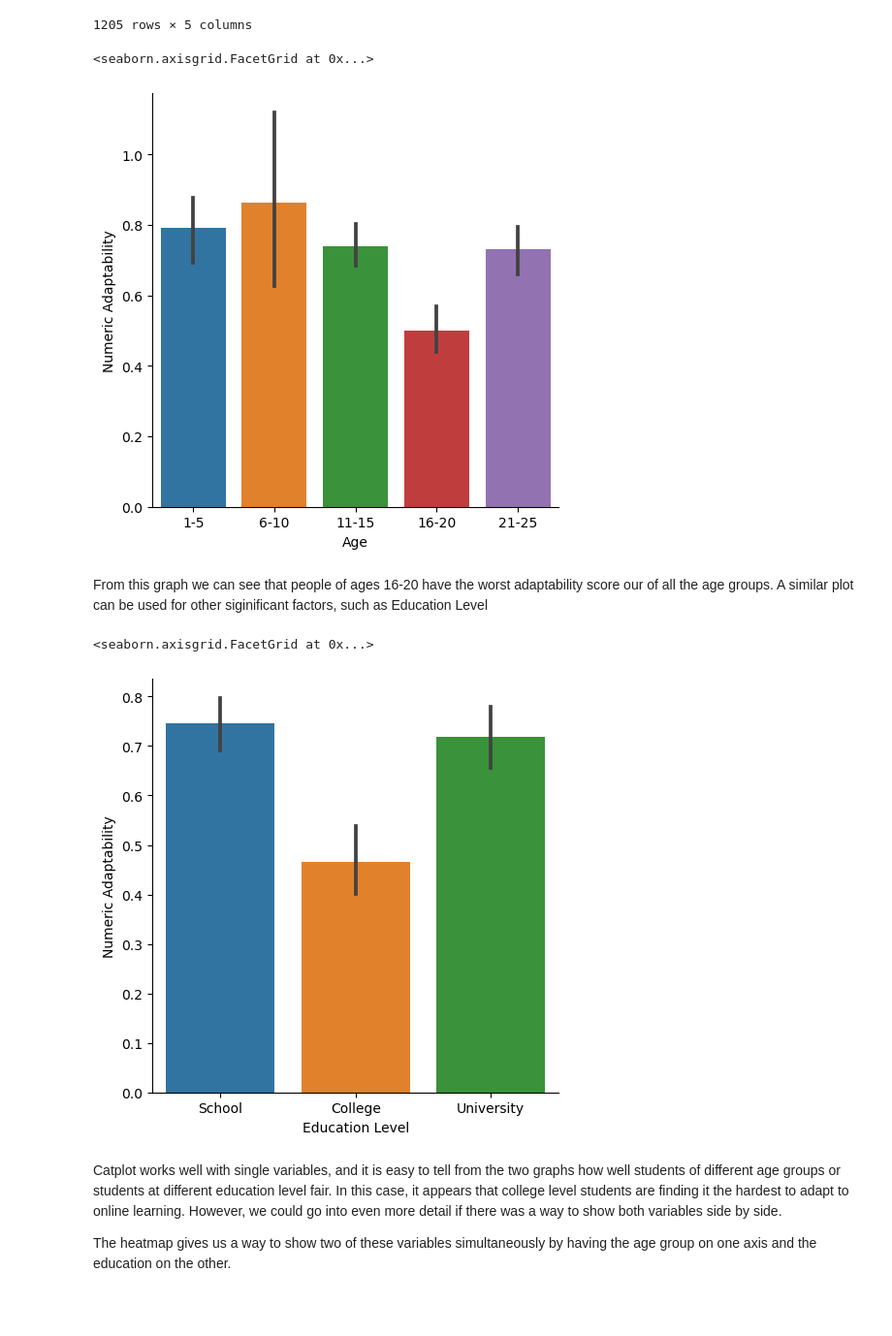
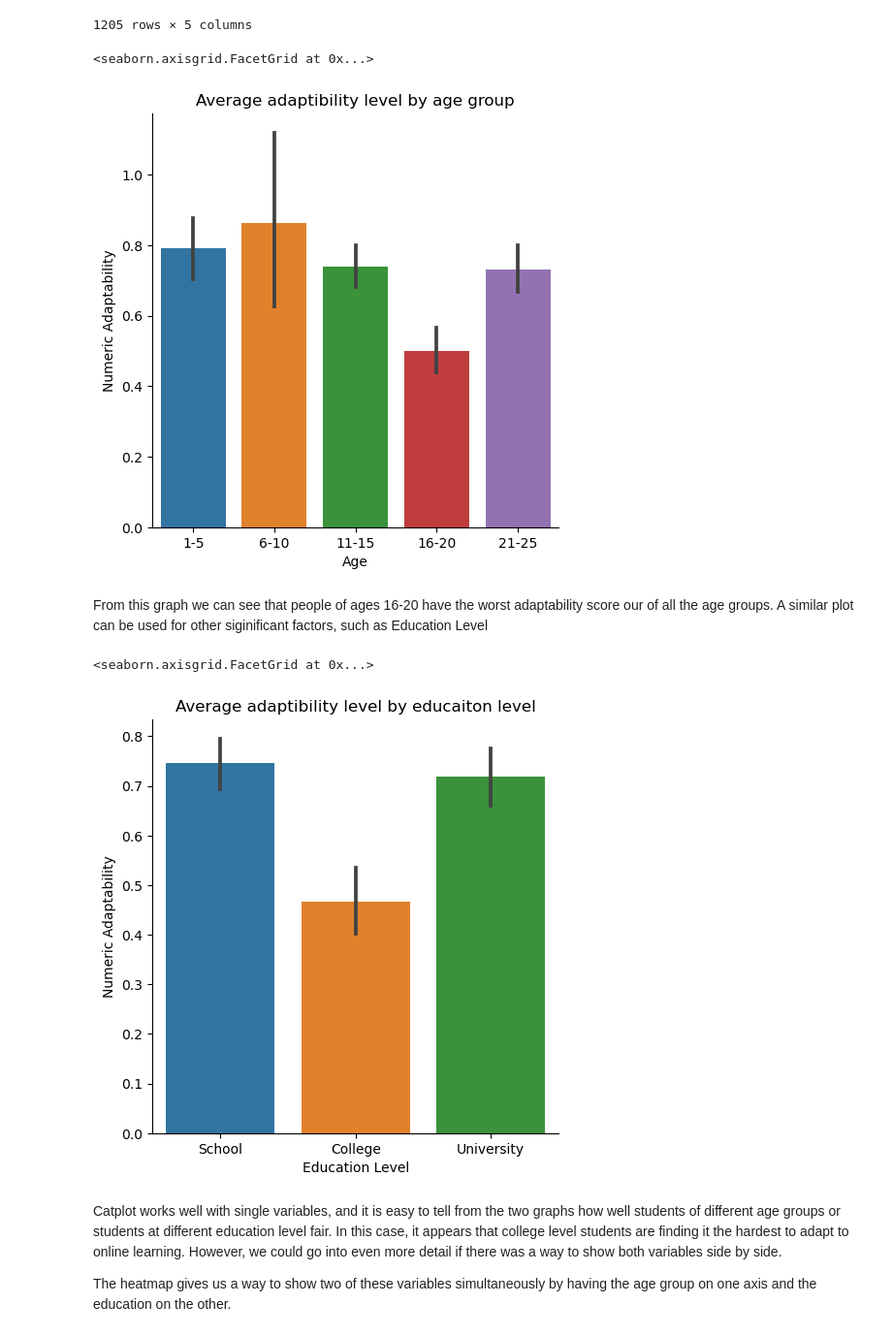
Before and after one commit to ubco-W2022T2-data301/project-group-group37, a Jupyter notebook: analysis/analysis2.ipynb, the cells around one changed output. Shown at 97% size. Drawn from its saved outputs; the diff is of its cells as text; code cells hidden in the pictures; blank space fills up the shorter version.

Commit message:
analysis2 changes + final report images

```diff
--- a/analysis/analysis2.ipynb
+++ b/analysis/analysis2.ipynb
@@ -109,18 +110,18 @@ df
 | 1204 | 11-15 | School | No | Moderate | 1 |
 1205 rows × 5 columns
 # %%
-sns.catplot(data = df, kind = "bar", x = "Age", y = "Numeric Adaptability", order = age_order)
+sns.catplot(data = df, kind = "bar", x = "Age", y = "Numeric Adaptability", order = age_order).set(title = "Average adaptibility level by age group")
 # %% [output]
 <seaborn.axisgrid.FacetGrid at 0x...>
-[figure, old version]
+[figure, new version]
 # %% [markdown]
 From this graph we can see that people of ages 16-20 have the worst adaptability score our of all the age groups.
 A similar plot can be used for other siginificant factors, such as Education Level
 # %%
-sns.catplot(data = df, kind = "bar", x = "Education Level", y = "Numeric Adaptability", order = ["School", "College", "University"])
+sns.catplot(data = df, kind = "bar", x = "Education Level", y = "Numeric Adaptability", order = ["School", "College", "University"]).set(title = "Average adaptibility level by educaiton level")
 # %% [output]
 <seaborn.axisgrid.FacetGrid at 0x...>
-[figure, old version]
+[figure, new version]
 # %% [markdown]
 Catplot works well with single variables, and it is easy to tell from the two graphs how well students of different age groups or students at different education level fair.
 In this case, it appears that college level students are finding it the hardest to adapt to online learning.
```
Also changed, not shown: parts of 2 cells of this notebook, 3 other files.
